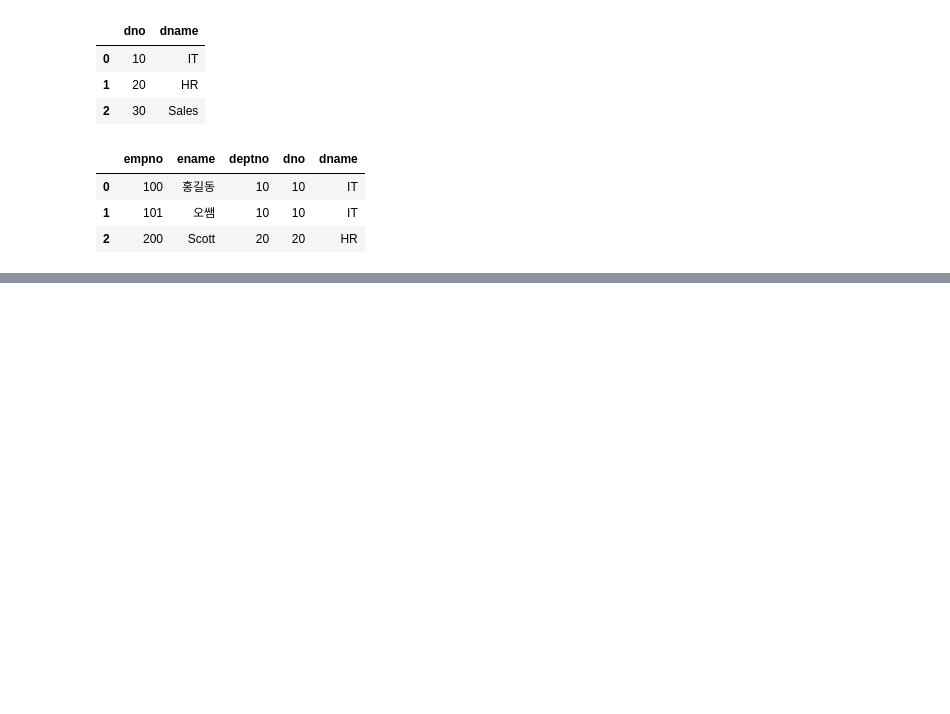
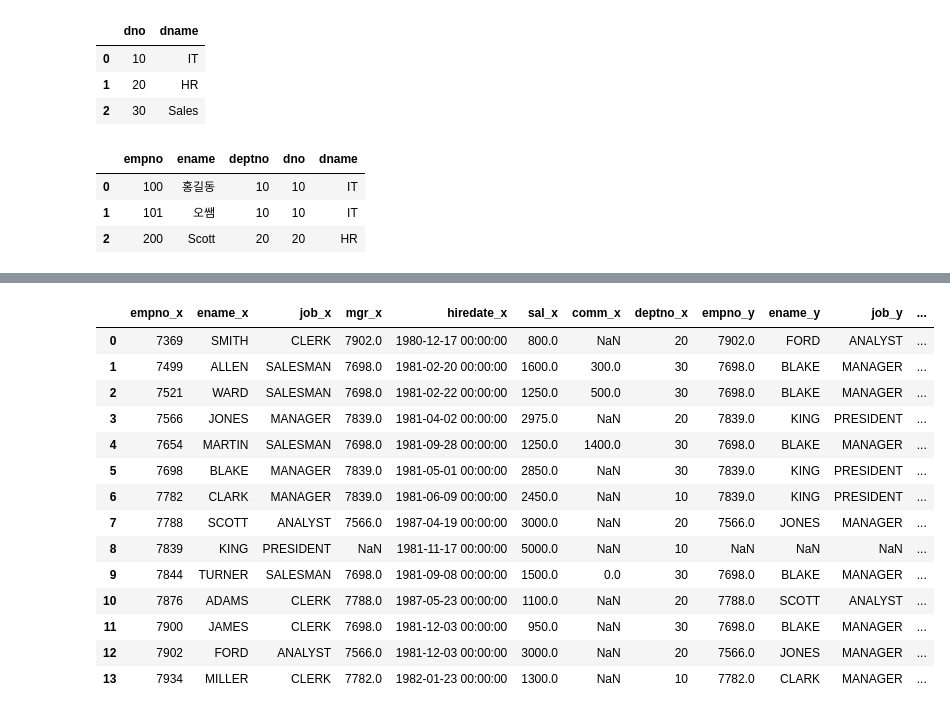
Before and after one commit to JakeOh/202504_itwill_oracle88, a Jupyter notebook: python23.ipynb, the cells around one changed output, grey strips where cells are left out. Saved outputs shown, nothing was run; the diff lists cells and outputs as text; code cells hidden in the pictures; blank space fills up the shorter version.

Commit message:
DataFrame merge

```diff
--- a/python23.ipynb
+++ b/python23.ipynb
@@ -124,0 +127,8 @@ pd.merge(emp, dept, left_on='deptno', right_on='dno')
+# %%
+# 사번, 이름, 업무, 매니저 사번, 입사날짜, 급여, 수당, 부서번호
+emp_col_names = ['empno', 'ename', 'job', 'mgr', 'hiredate', 'sal', 'comm', 'deptno']
+emp_file = 'https://raw.githubusercontent.com/JakeOh/202504_itwill_oracle88/refs/heads/main/emp.csv'
+# %%
+# emp_file을 읽어서 데이터프레임을 생성.
+emp = pd.read_csv(emp_file, names=emp_col_names)
+emp
@@ -124,0 +285,18 @@ pd.merge(emp, dept, left_on='deptno', right_on='dno')
+# %%
+pd.merge(emp, emp, how='left', left_on='mgr', right_on='empno')
+# %% [output]
+|  | empno_x | ename_x | job_x | mgr_x | hiredate_x | sal_x | comm_x | deptno_x | empno_y | ename_y | job_y | ... |
+| 0 | 7369 | SMITH | CLERK | 7902.0 | 1980-12-17 00:00:00 | 800.0 | NaN | 20 | 7902.0 | FORD | ANALYST | ... |
+| 1 | 7499 | ALLEN | SALESMAN | 7698.0 | 1981-02-20 00:00:00 | 1600.0 | 300.0 | 30 | 7698.0 | BLAKE | MANAGER | ... |
+| 2 | 7521 | WARD | SALESMAN | 7698.0 | 1981-02-22 00:00:00 | 1250.0 | 500.0 | 30 | 7698.0 | BLAKE | MANAGER | ... |
+| 3 | 7566 | JONES | MANAGER | 7839.0 | 1981-04-02 00:00:00 | 2975.0 | NaN | 20 | 7839.0 | KING | PRESIDENT | ... |
+| 4 | 7654 | MARTIN | SALESMAN | 7698.0 | 1981-09-28 00:00:00 | 1250.0 | 1400.0 | 30 | 7698.0 | BLAKE | MANAGER | ... |
+| 5 | 7698 | BLAKE | MANAGER | 7839.0 | 1981-05-01 00:00:00 | 2850.0 | NaN | 30 | 7839.0 | KING | PRESIDENT | ... |
+| 6 | 7782 | CLARK | MANAGER | 7839.0 | 1981-06-09 00:00:00 | 2450.0 | NaN | 10 | 7839.0 | KING | PRESIDENT | ... |
+| 7 | 7788 | SCOTT | ANALYST | 7566.0 | 1987-04-19 00:00:00 | 3000.0 | NaN | 20 | 7566.0 | JONES | MANAGER | ... |
+| 8 | 7839 | KING | PRESIDENT | NaN | 1981-11-17 00:00:00 | 5000.0 | NaN | 10 | NaN | NaN | NaN | ... |
+| 9 | 7844 | TURNER | SALESMAN | 7698.0 | 1981-09-08 00:00:00 | 1500.0 | 0.0 | 30 | 7698.0 | BLAKE | MANAGER | ... |
+| 10 | 7876 | ADAMS | CLERK | 7788.0 | 1987-05-23 00:00:00 | 1100.0 | NaN | 20 | 7788.0 | SCOTT | ANALYST | ... |
+| 11 | 7900 | JAMES | CLERK | 7698.0 | 1981-12-03 00:00:00 | 950.0 | NaN | 30 | 7698.0 | BLAKE | MANAGER | ... |
+| 12 | 7902 | FORD | ANALYST | 7566.0 | 1981-12-03 00:00:00 | 3000.0 | NaN | 20 | 7566.0 | JONES | MANAGER | ... |
+| 13 | 7934 | MILLER | CLERK | 7782.0 | 1982-01-23 00:00:00 | 1300.0 | NaN | 10 | 7782.0 | CLARK | MANAGER | ... |
```
Also changed, not shown: parts of 14 cells of this notebook.
